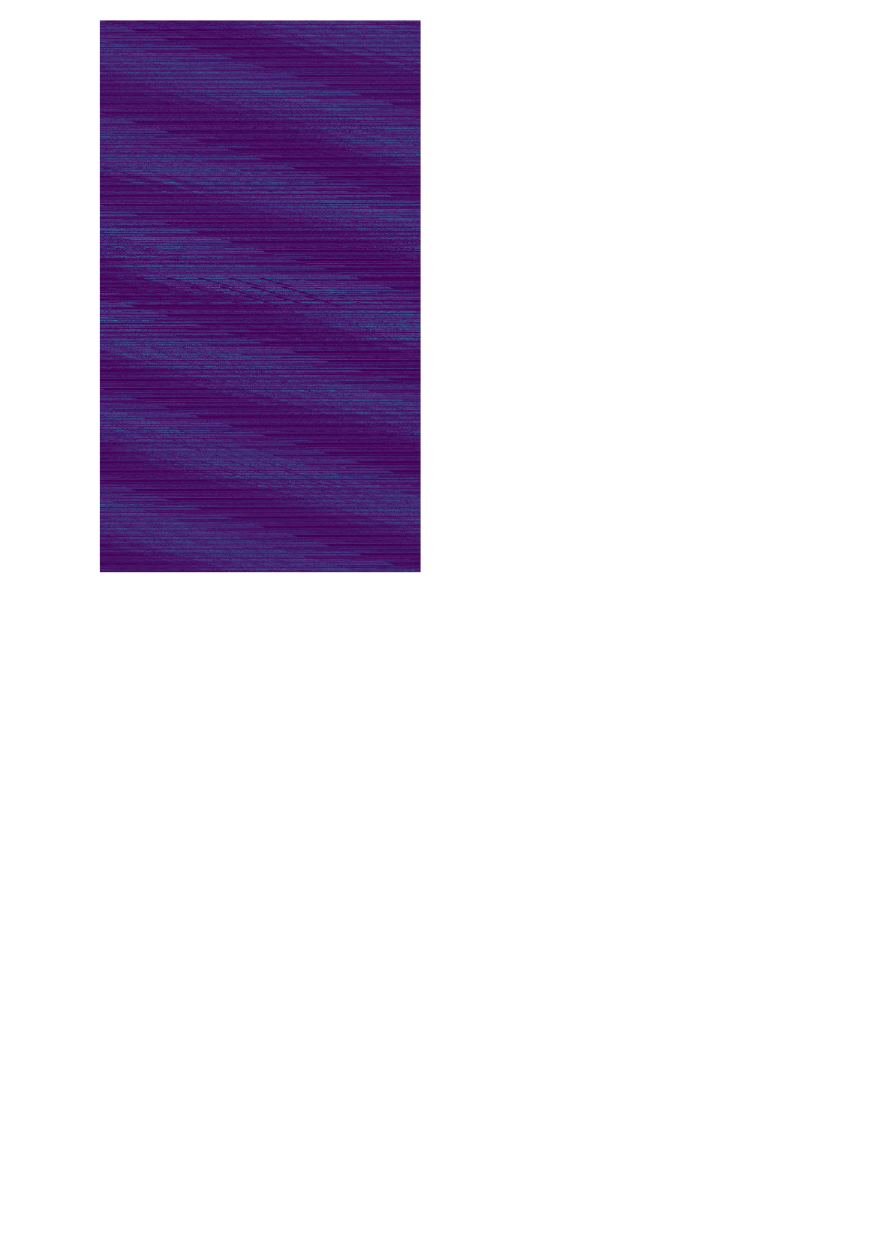
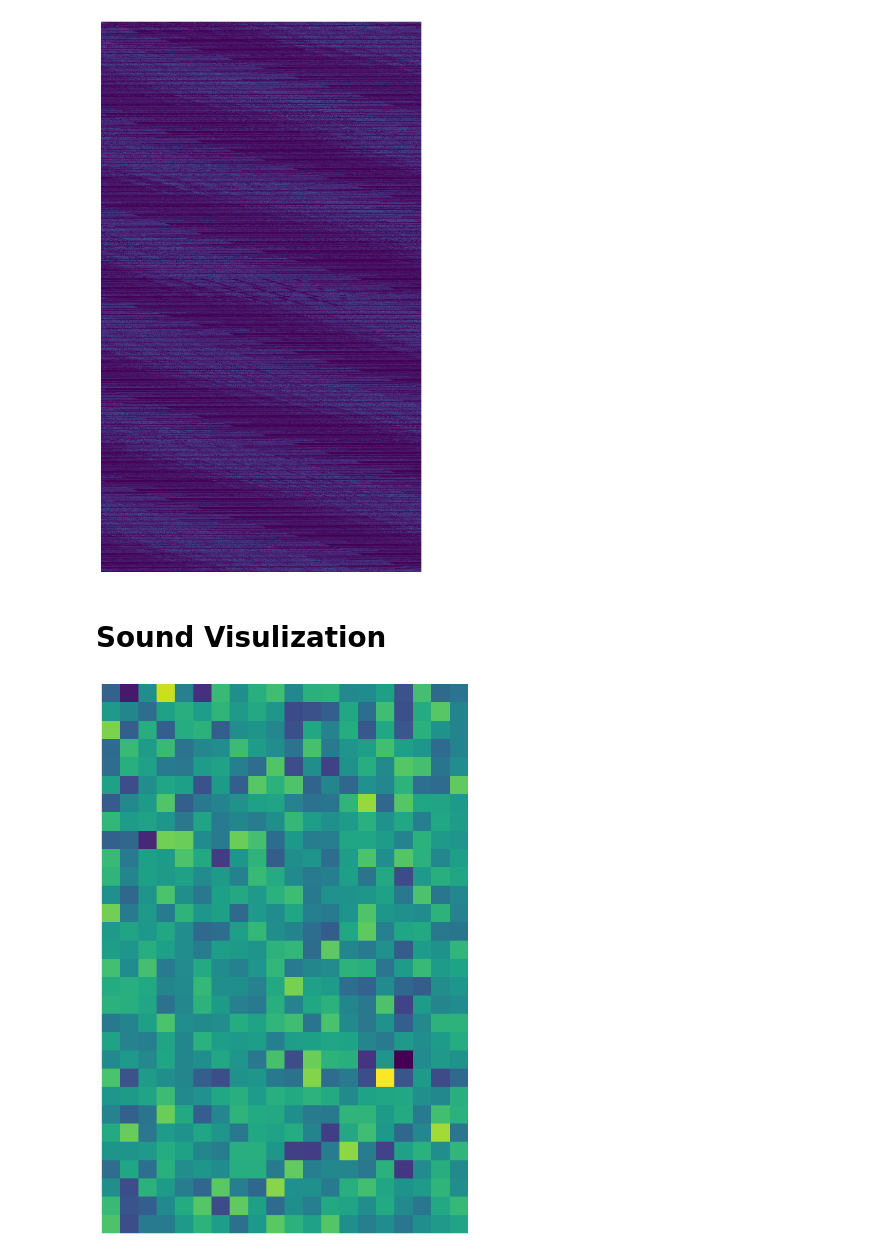
Before and after one commit to syKevinPeng/sound_vis, a Jupyter notebook: deep_model/visulization.ipynb, the cells around one changed output. Cells and saved outputs as stored; diff of their text form; code cells hidden in the pictures; blank space fills up the shorter version.

```diff
--- a/deep_model/visulization.ipynb
+++ b/deep_model/visulization.ipynb
@@ -71,7 +73,7 @@ for i, data in enumerate(wav_chunks):
     feature_maps = output.detach().numpy().flatten()
     feature_maps = np.reshape(feature_maps, (1926,1120))
     # plot feature map
-    fig, ax = plt.subplots(figsize=(15, 15))
+    fig, ax = plt.subplots(figsize=(19, 11))
     ax.imshow(feature_maps, cmap='viridis')
     ax.axis('off')
 
@@ -81,3 +83,45 @@ for i, data in enumerate(wav_chunks):
     break
 # %% [output]
 [figure]
+# %% [markdown]
+# Sound Visulization
+# %%
+music_file_path = Path('/home/siyuan/class/cmsc734/sound_vis/01-White-Noise-10min.mp3')
+model_path = Path('/home/siyuan/class/cmsc734/sound_vis/deep_model/best_model.ckpt')
+
+if not music_file_path.exists():
+    raise ValueError('Music file does not exist')
+if not model_path.exists():
+    raise ValueError('Model file does not exist')
+
+num_sec= 30
+num_samples = 22050 * num_sec  # 2 seconds
+num_chunks = 60
+
+
+net = CNN()
+net.load_state_dict(torch.load(model_path))
+
+waveform, sr = torchaudio.load(music_file_path)
+waveform = waveform.mean(dim=0)  # Convert to mono by averaging the channels
+
+wav = waveform.squeeze().numpy()
+# adjust audio length
+wav_chunks = adjust_audio_length(wav,num_samples=num_samples, num_chunks=num_chunks ).astype('float32')
+wav_chunks = torch.from_numpy(wav_chunks).unsqueeze(0)
+
+for i, data in enumerate(wav_chunks):
+    output = net(data)
+    feature_maps = output.detach().numpy()
+    feature_maps = np.reshape(feature_maps, (30, 20))
+    # plot feature map
+    fig, ax = plt.subplots(figsize=(10, 10))
+    ax.imshow(feature_maps, cmap='viridis')
+    ax.axis('off')
+
+
+    plt.tight_layout()
+    plt.show()
+    break
+# %% [output]
+[figure, added]
```
Also changed, not shown: parts of 7 cells of this notebook.
